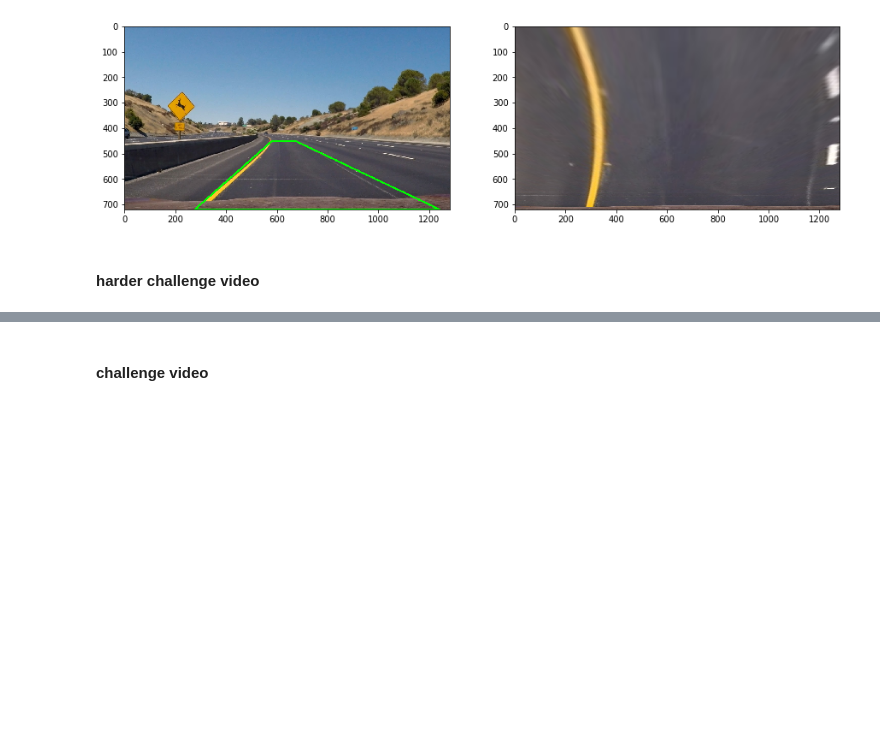
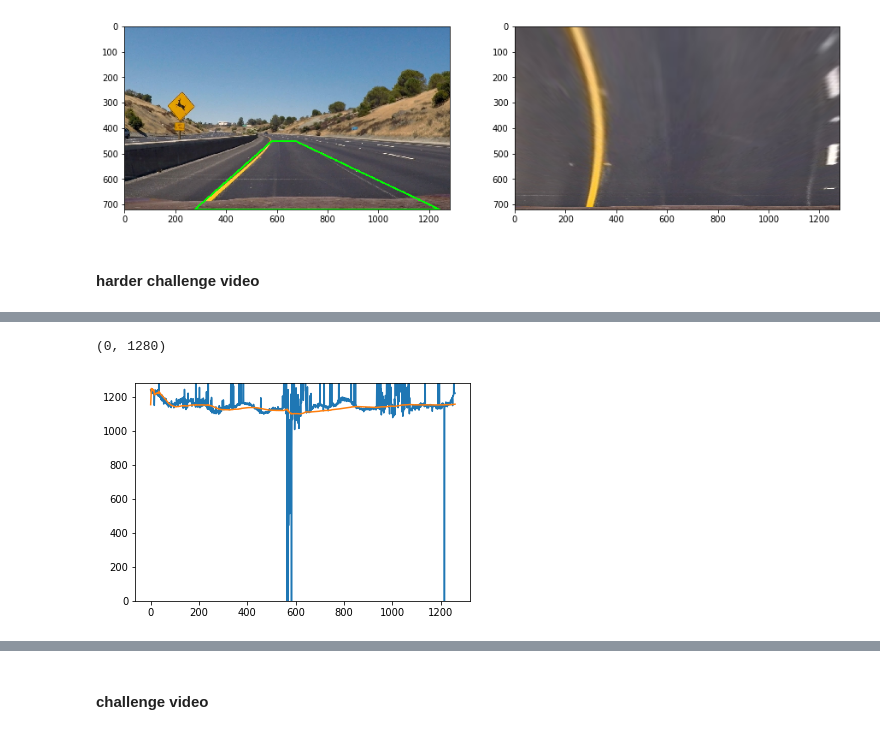
Before and after one commit to dmitrydi/advanced_lanes, a Jupyter notebook: P1.ipynb, the cells around one changed output, grey strips where cells are left out. Drawn from its saved outputs; the diff is of its cells as text; code cells hidden in the pictures; blank space fills up the shorter version.

```diff
--- a/P1.ipynb
+++ b/P1.ipynb
@@ -399,8 +484,11 @@ import time
 test_path = './test_images/'
 imgs = [cv2.imread(os.path.join(test_path, x)) for x in os.listdir(test_path) ]
 pt = PerspectiveTransformer()
-
-hl = HoughLines(
+kf1 = KalmanFilter()
+kf2 = KalmanFilter()
+KT_pos = KalmanTracker(kf1)
+KT_neg = KalmanTracker(kf2)
+hl = HoughLines(KT_pos, KT_neg,
                 cmaps=[
                       (cv2.COLOR_BGR2HLS, [0,1,2]),
                        (cv2.COLOR_BGR2RGB, [0,1,2])
@@ -416,9 +504,10 @@ vertices =  np.array([[[x_ratio_bottom*x_size, y_size], [x_ratio_top*x_size,y_ra
                        [(1-x_ratio_bottom)*x_size,y_size ]]], dtype=np.int32)
 fig = plt.figure(figsize=(15,10))
 imgs_ = imgs.copy()
+
 for i, img in enumerate([imgs_[7]]):
     t1 = time.time()
-    avg_coefs, line_coefs, _ = hl.get_lines_by_coefs(img, vertices,hough_threshold=25,
+    avg_coefs, line_coefs, _ = hl.return_lines_coefs(img, vertices,hough_threshold=25,
                   min_line_len = 20, max_line_gap = 10, angle = 20,
                   canny_kernel=3, canny_low=75, canny_high=200)
     trans_vert = hl.calc_vertices_for_transform(y_size, x_size, avg_coefs, 30)
@@ -472,0 +687,10 @@ Wall time: 3min 40s
+# %%
+x_measurements = hl.log['X_pos']
+x_predictions = [(y_size - b)/a for a,b in zip(a_predictions, b_predictions)]
+# %%
+plt.plot(xs, x_measurements)
+plt.plot(xs, x_predictions)
+plt.ylim(0,1280)
+# %% [output]
+(0, 1280)
+[figure, added]
```
Also changed, not shown: parts of 21 cells of this notebook.
